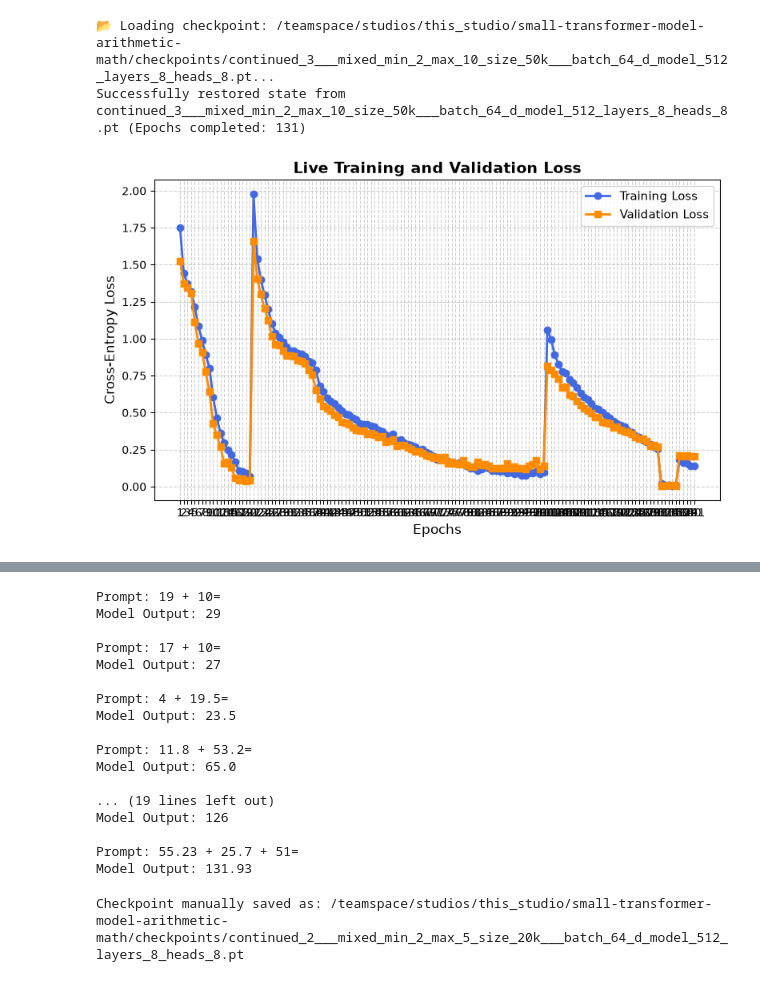
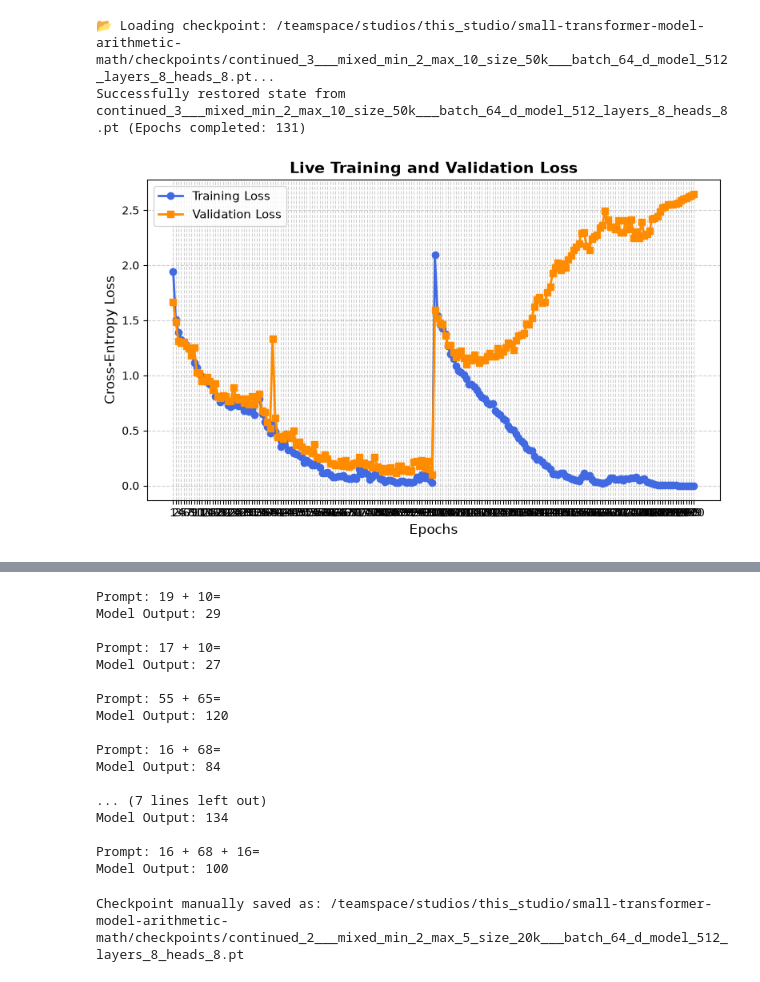
Before and after one commit to he-man-david/small-transformer-model-arithmetic-math, a Jupyter notebook: training-script.ipynb, the cells around one changed output, grey strips where cells are left out. Saved outputs shown, nothing was run; the diff lists cells and outputs as text; code cells hidden in the pictures.

Commit message:
updating debug log and fixing dataset again

```diff
--- a/training-script.ipynb
+++ b/training-script.ipynb
@@ -25,10 +25,10 @@ print(f"Training on device: {device}")
 
 batch_size = 64
 d_model = 512
-max_seq_len = 256
+max_seq_len = 128
 num_heads = 8
 num_layers = 8
-dropout = 0.1
+dropout = 0.0 # I think all math expression in prefix should be visible with no dropout (blindspots)
 
 train_percent = 0.80
 val_percent   = 0.10
@@ -42,10 +44,9 @@ Training on device: cuda
 # %%
 tokenizer = TinyArithmeticCharTokenizer()
 
-data_folder = 'plus_only'
-dataset_name = 'mixed_min_2_max_10_size_50k'
+dataset_name = '0_int_plus_1_to_2_size_5000'
 
-dataset_path = os.path.join(DATA_DIR, data_folder, f"{dataset_name}.json")
+dataset_path = os.path.join(DATA_DIR, f"{dataset_name}.json")
 
 with open(dataset_path, "r") as f:
     raw_data = json.load(f)
@@ -319,13 +313,13 @@ def train_model(num_epochs_to_add: int):
 
         if epoch % 10 == 0:
             save_checkpoint(
-                checkpoint_name=f"vibing___batch_64_d_model_512_layers_8_heads_8",
+                checkpoint_name=f"continued_001_{dataset_name}",
                 model=model,
                 optimizer=optimizer,
                 train_history=train_loss_history,
                 val_history=val_loss_history
             )
 # %%
-train_model(num_epochs_to_add=5)
+train_model(num_epochs_to_add=100)
 # %% [output]
-[figure, old version]
+[figure, new version]
@@ -371,17 +365,13 @@ def ask_transformer(expression: str, max_gen_tokens: int = 15):
 # %%
 ask_transformer("19 + 10")
 ask_transformer("17 + 10")
-ask_transformer("4 + 19.5")
-ask_transformer("11.8 + 53.2")
 ask_transformer("55 + 65")
 ask_transformer("16 + 68")
 
-ask_transformer("1 + 5 + 19")
-ask_transformer("85.81 + 34.32 + 7.3")
-ask_transformer("99.12 + 21 + 2.88")
-ask_transformer("43 + 88 + 23")
-ask_transformer("95 + 14 + 17")
-ask_transformer("55.23 + 25.7 + 51")
+ask_transformer("19 + 10 + 1")
+ask_transformer("17 + 10 + 3")
+ask_transformer("55 + 65 + 13")
+ask_transformer("16 + 68 + 16")
 # %% [output]
 Prompt: 19 + 10=
 Model Output: 29
@@ -389,17 +379,17 @@ Model Output: 29
 Prompt: 17 + 10=
 Model Output: 27
 
-Prompt: 4 + 19.5=
-Model Output: 23.5
+Prompt: 55 + 65=
+Model Output: 120
 
-Prompt: 11.8 + 53.2=
-Model Output: 65.0
+Prompt: 16 + 68=
+Model Output: 84
 
-... (19 lines left out)
-Model Output: 126
+... (7 lines left out)
+Model Output: 134
 
-Prompt: 55.23 + 25.7 + 51=
-Model Output: 131.93
+Prompt: 16 + 68 + 16=
+Model Output: 100
 # %%
 # Saving the checkpoint
 
```
Also changed, not shown: parts of 6 cells of this notebook, 6 other files.
